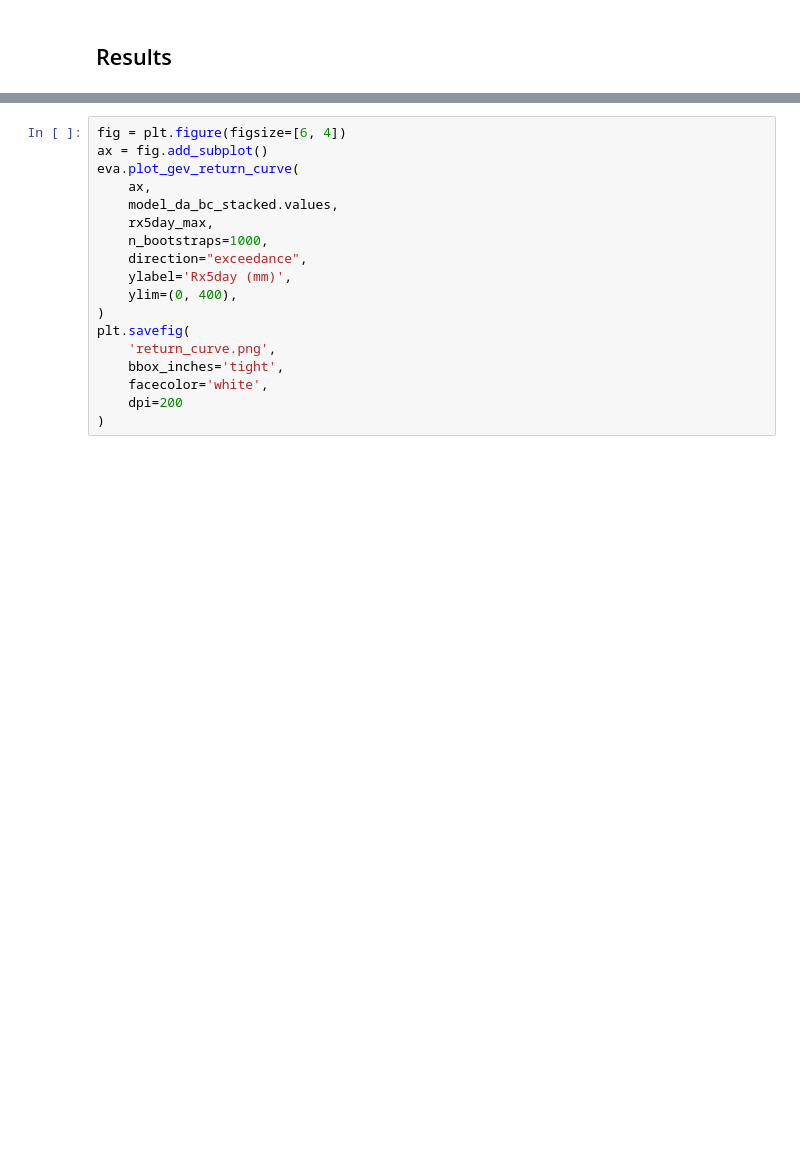
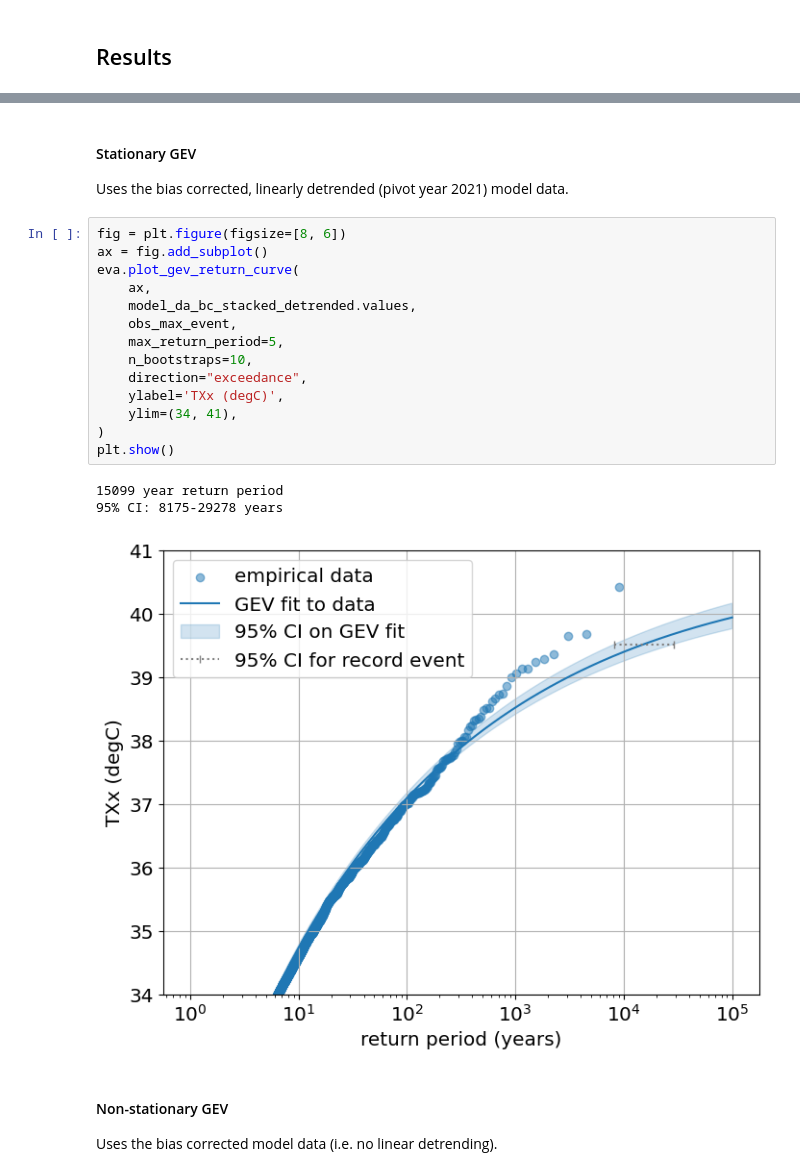
Before and after one commit to DamienIrving/unseen-projects, a Jupyter notebook: project-wcrp-txx/analysis_CanESM5.ipynb, the cells around one changed output, grey strips where cells are left out. Drawn from its saved outputs; the diff is of its cells as text; blank space fills up the shorter version.

```diff
--- a/project-wcrp-txx/analysis_CanESM5.ipynb
+++ b/project-wcrp-txx/analysis_CanESM5.ipynb
@@ -382,18 +424,25 @@ likelihood(model_da_indep_stacked.values, obs_max_event)
+# %% [markdown]
+#### Stationary GEV
+Uses the bias corrected, linearly detrended (pivot year 2021) model data.
 # %%
-fig = plt.figure(figsize=[6, 4])
+fig = plt.figure(figsize=[8, 6])
 ax = fig.add_subplot()
 eva.plot_gev_return_curve(
     ax,
-    model_da_bc_stacked.values,
-    rx5day_max,
-    n_bootstraps=1000,
+    model_da_bc_stacked_detrended.values,
+    obs_max_event,
+    max_return_period=5,
+    n_bootstraps=10,
     direction="exceedance",
-    ylabel='Rx5day (mm)',
-    ylim=(0, 400),
+    ylabel='TXx (degC)',
+    ylim=(34, 41),
 )
-plt.savefig(
-    'return_curve.png',
-    bbox_inches='tight',
-    facecolor='white',
-    dpi=200
-)
+plt.show()
+# %% [output]
+15099 year return period
+95% CI: 8175-29278 years
+[figure, added]
+# %% [markdown]
+#### Non-stationary GEV
+
+Uses the bias corrected model data (i.e. no linear detrending).
```
Also changed, not shown: parts of 23 cells of this notebook, 1 other file.
